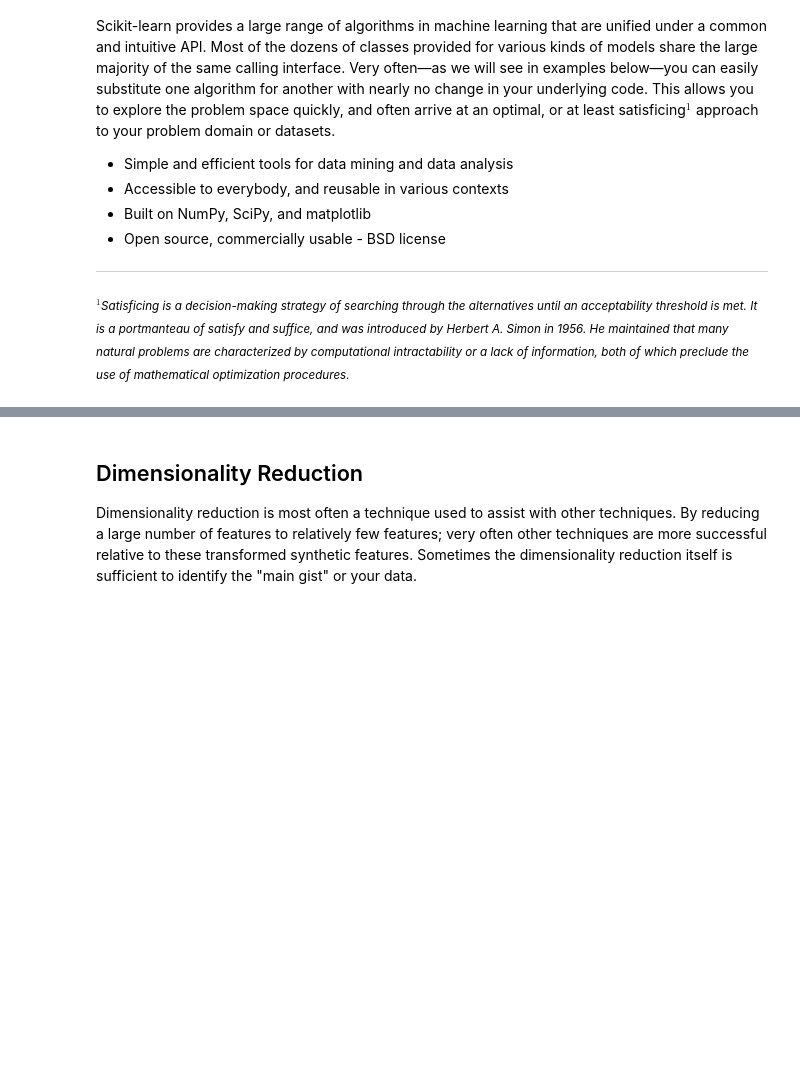
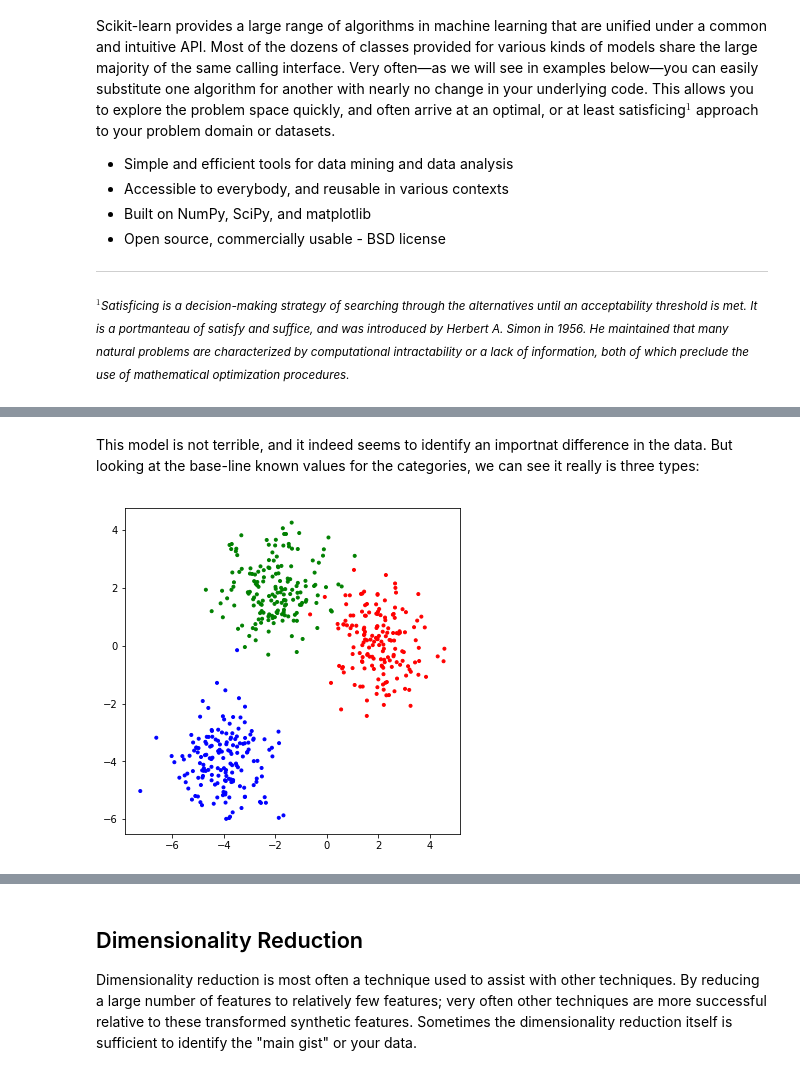
Before and after one commit to DavidMertz/ML-Webinar, a Jupyter notebook: WhatIsML.ipynb, the cells around one changed output, grey strips where cells are left out. Saved outputs shown, nothing was run; the diff lists cells and outputs as text; code cells hidden in the pictures; blank space fills up the shorter version.

```diff
--- a/WhatIsML.ipynb
+++ b/WhatIsML.ipynb
@@ -106,0 +159,7 @@ This notion of types of variables applies to statistics broadly. Some other conc
+# %% [markdown]
+This model is not terrible, and it indeed seems to identify an importnat difference in the data.  But looking at the base-line known values for the categories, we can see it really is three types:
+# %%
+# Show the "known true" categories
+cluster(1, known=True)
+# %% [output]
+[figure, added]
```
Also changed, not shown: parts of 19 cells of this notebook, 33 other files.
